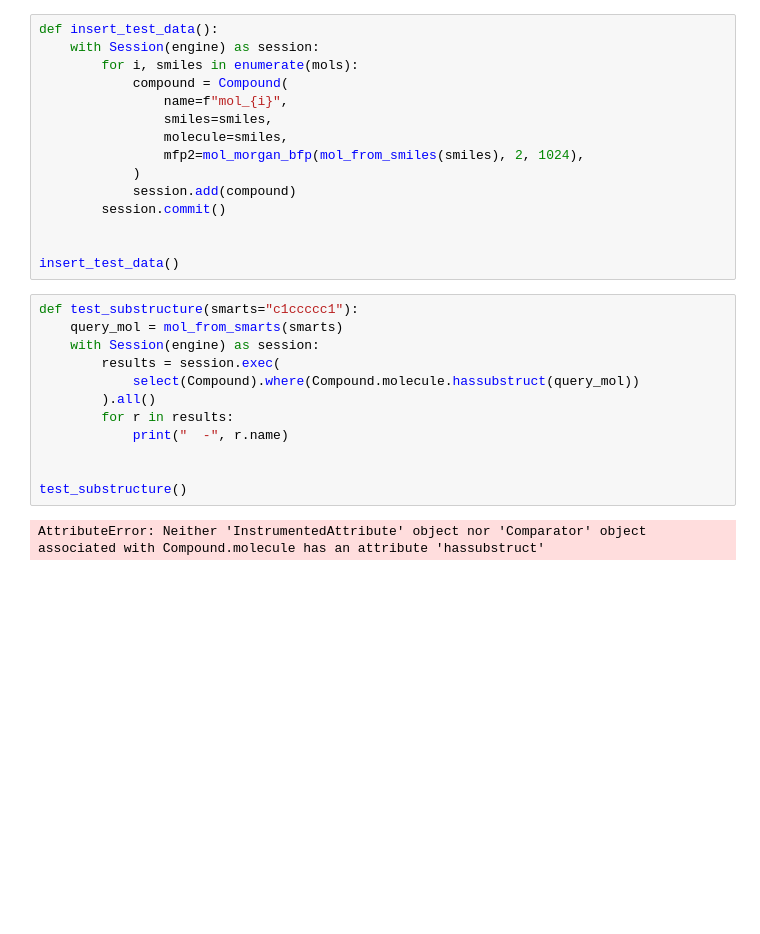
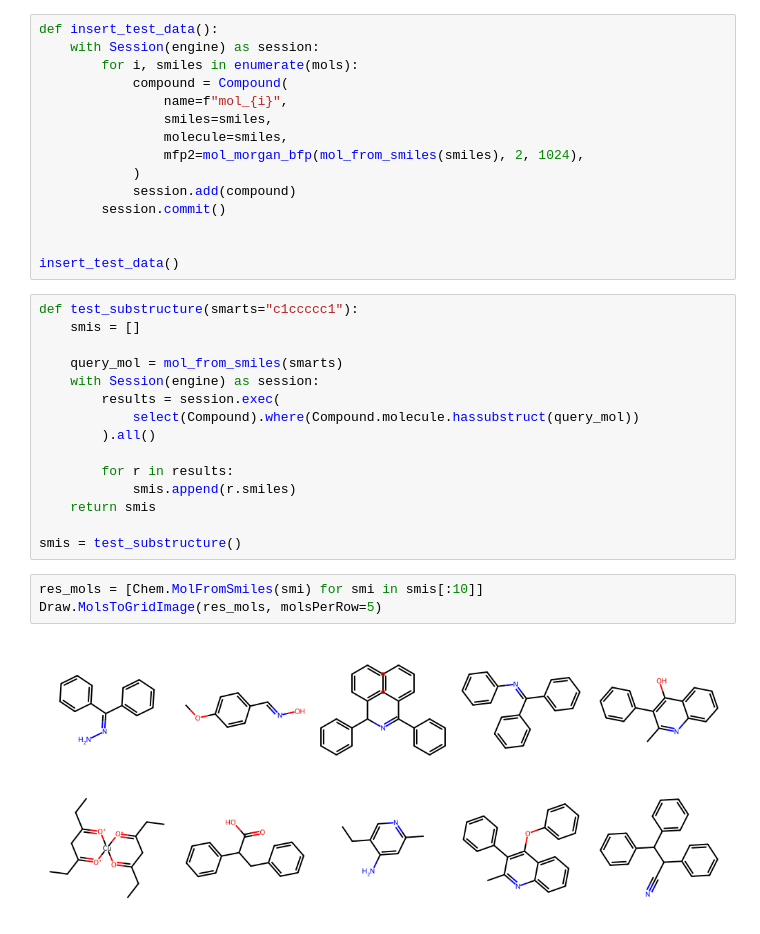
Before and after one commit to iuhgnor/chemicalite-orm, a Jupyter notebook: examples/demo.ipynb, the cells around one changed output. Drawn from its saved outputs; the diff is of its cells as text; blank space fills up the shorter version.

```diff
--- a/examples/demo.ipynb
+++ b/examples/demo.ipynb
@@ -42,15 +45,21 @@ def insert_test_data():
 insert_test_data()
 # %%
 def test_substructure(smarts="c1ccccc1"):
-    query_mol = mol_from_smarts(smarts)
+    smis = []
+
+    query_mol = mol_from_smiles(smarts)
     with Session(engine) as session:
         results = session.exec(
             select(Compound).where(Compound.molecule.hassubstruct(query_mol))
         ).all()
+
         for r in results:
-            print("  -", r.name)
+            smis.append(r.smiles)
+    return smis
 
-
-test_substructure()
+smis = test_substructure()
-# %% [output]
-AttributeError: Neither 'InstrumentedAttribute' object nor 'Comparator' object associated with Compound.molecule has an attribute 'hassubstruct'
+# %%
+res_mols = [Chem.MolFromSmiles(smi) for smi in smis[:10]]
+Draw.MolsToGridImage(res_mols, molsPerRow=5)
+# %% [output]
+[figure, added]
```
Also changed, not shown: parts of 1 cell of this notebook, 1 other file.
